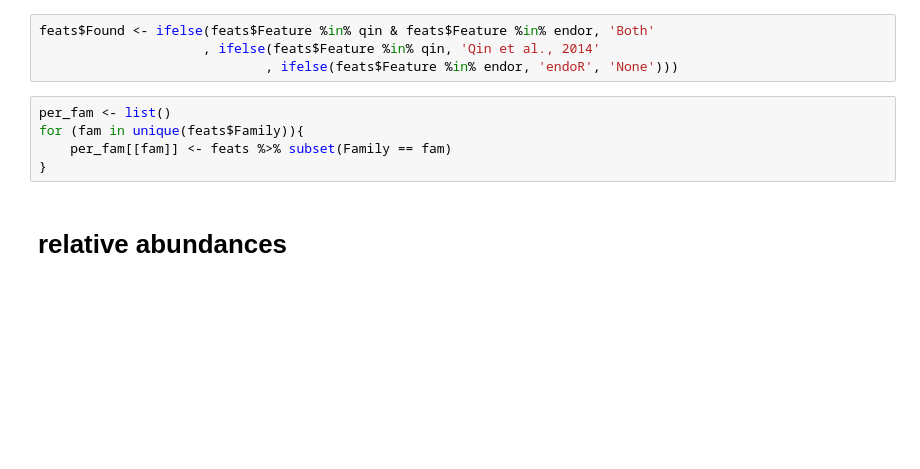
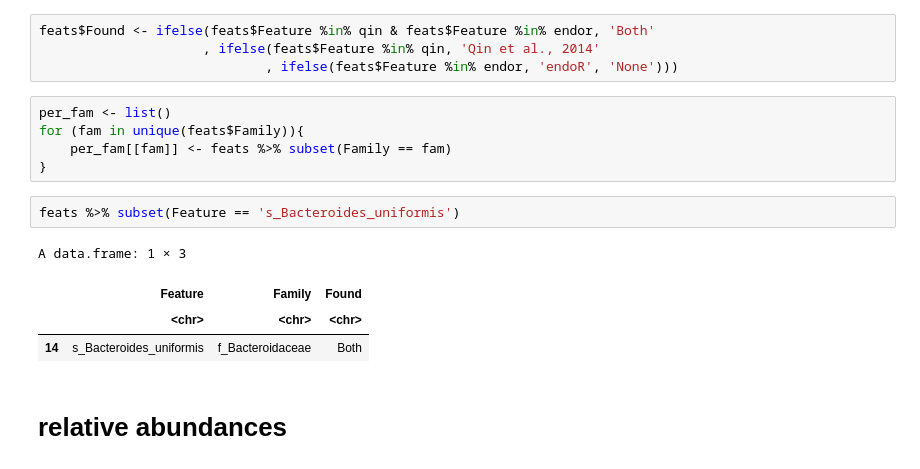
Before and after one commit to aruaud/endoR_data_analysis, a Jupyter notebook: Qin2014_cirrhosis/models/Qin_vs_endoR.ipynb, the cells around one changed output. Cells and saved outputs as stored; diff of their text form; blank space fills up the shorter version.

```diff
--- a/Qin2014_cirrhosis/models/Qin_vs_endoR.ipynb
+++ b/Qin2014_cirrhosis/models/Qin_vs_endoR.ipynb
@@ -98,6 +98,13 @@ per_fam <- list()
 for (fam in unique(feats$Family)){
     per_fam[[fam]] <- feats %>% subset(Family == fam)
 }
+# %%
+feats %>% subset(Feature == 's_Bacteroides_uniformis')
+# %% [output]
+A data.frame: 1 × 3
+|  | Feature | Family | Found |
+|  | <chr> | <chr> | <chr> |
+| 14 | s_Bacteroides_uniformis | f_Bacteroidaceae | Both |
 # %% [markdown]
 # relative abundances
 # %%
```
Also changed, not shown: parts of 6 cells of this notebook, 6 other files.
